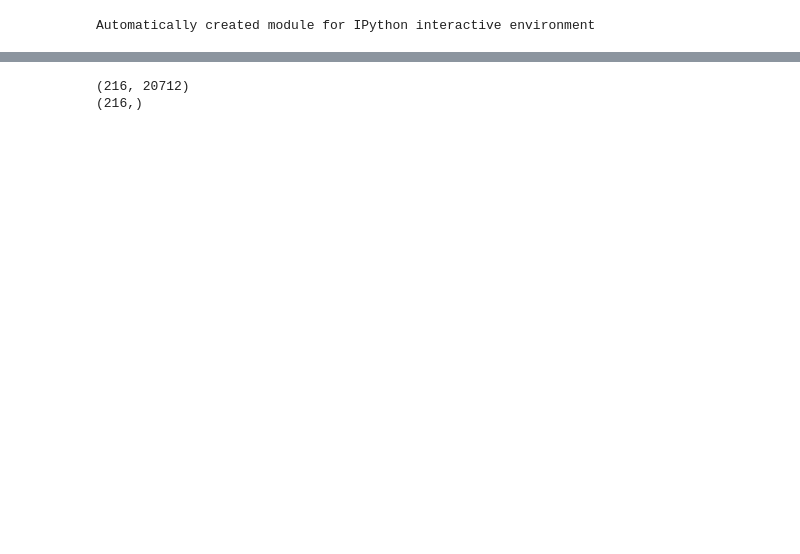
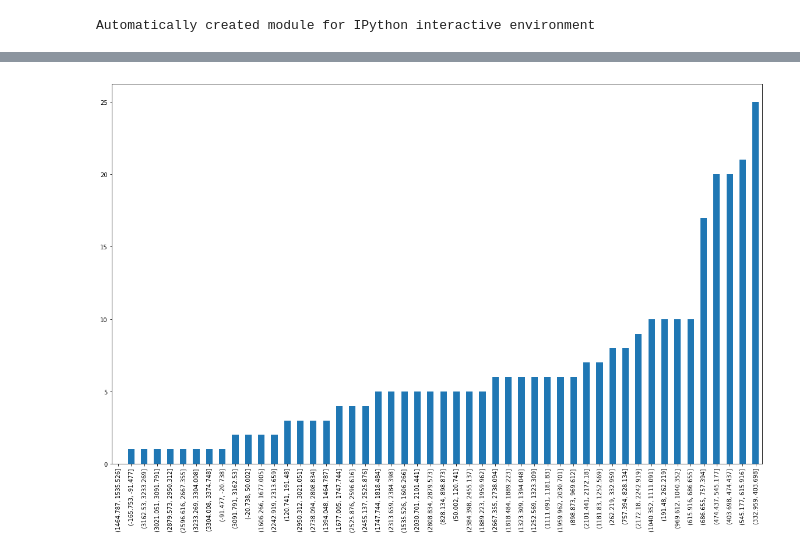
Before and after one commit to MarShin/single-cell_RNA, a Jupyter notebook: bootstrap-data.ipynb, the cells around one changed output, grey strips where cells are left out. Drawn from its saved outputs; the diff is of its cells as text; code cells hidden in the pictures; blank space fills up the shorter version.

```diff
--- a/bootstrap-data.ipynb
+++ b/bootstrap-data.ipynb
@@ -258,6 +212,0 @@ plt.show()
-# %%
-print X_multiplied.shape
-print y_multiplied.shape
-# %% [output]
-(216, 20712)
-(216,)
@@ -267,0 +215,11 @@ np.save('data/y_multiplied',y_multiplied)
+# %%
+# [0, 10, 50, 100, 150]
+width = 20
+height = 12
+plt.figure(figsize=(width, height))
+
+cuts = pd.cut(df_bootstrap['0610007P14Rik'], 50)
+cuts.value_counts(ascending=True).plot(kind='bar')
+plt.show()
+# %% [output]
+[figure, added]
```
Also changed, not shown: parts of 13 cells of this notebook, 4 other files.
